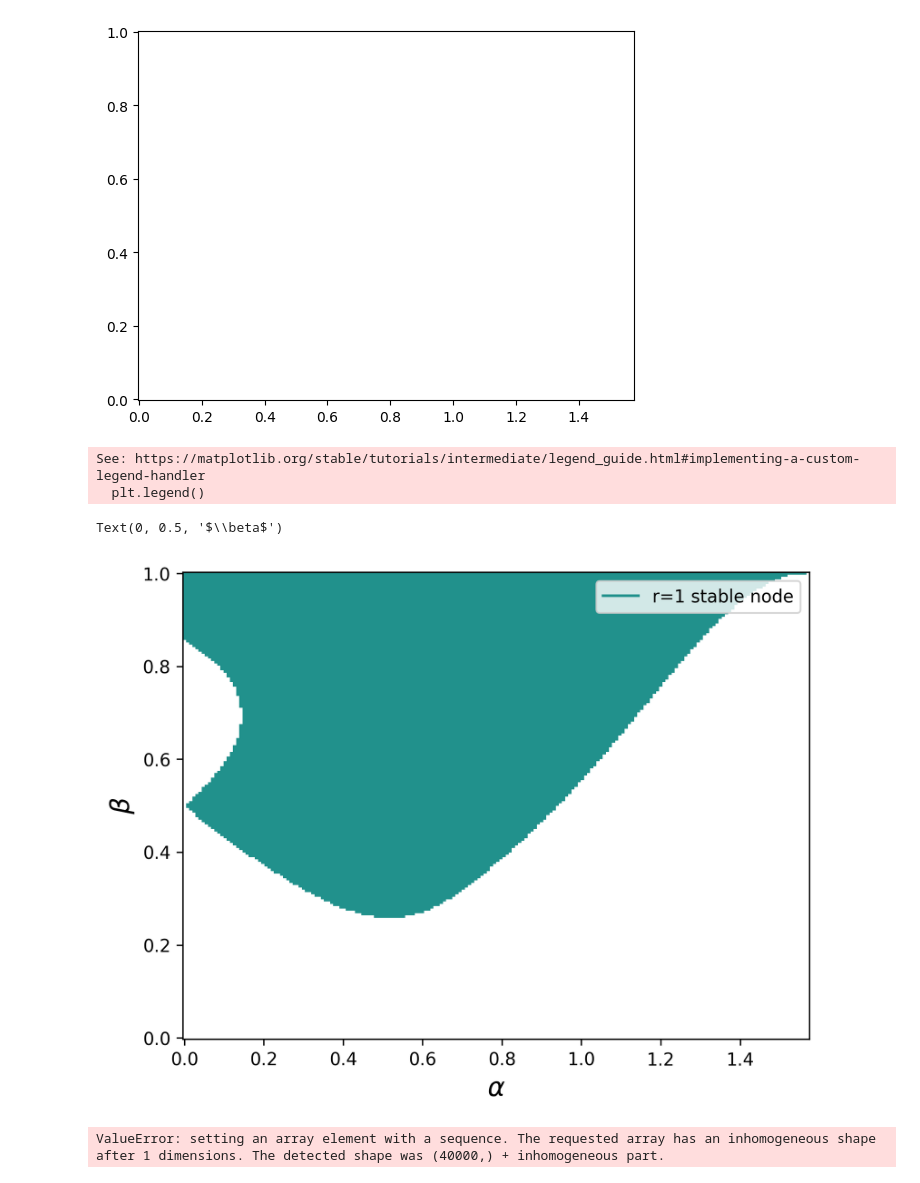
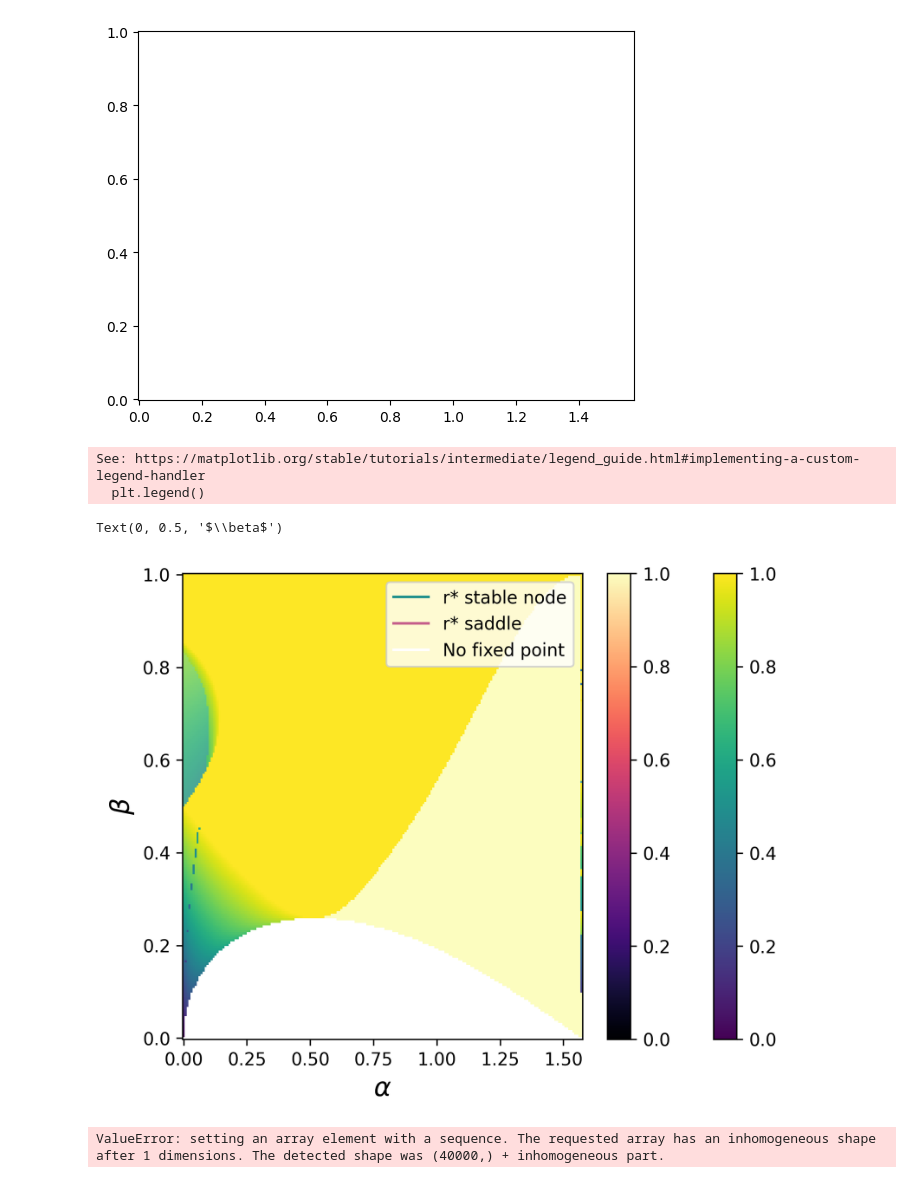
Before and after one commit to Gug-Young/Active_Rotator, a Jupyter notebook: 240822 Modified OA ansatz2.ipynb, the cells around one changed output. Cells and saved outputs as stored; diff of their text form; code cells hidden in the pictures.

```diff
--- a/240822 Modified OA ansatz2.ipynb
+++ b/240822 Modified OA ansatz2.ipynb
@@ -773 +914,28 @@ for i,a in enumerate(alpha_):
+# %%
+sols = []
+cons = []
+for i,a in enumerate(alpha_):
+    for j,b in enumerate(beta_):
+        A,B = get_RP(a,b,eta1,eta2,r0_m)
+        sols.append(A)
+        cons.append(B)
+        S = CCS[j,i]
+        SO = CCSO[j,i]
+        if ('Saddle' in B):
+            ch = [A[k][1] for k,B_ in enumerate(B) if B_ == 'Saddle']
+            C = np.where((np.array(ch)<1)&(np.array(ch)>0))
+            CCS[j,i] = np.nanmax(np.where((np.array(ch)<1)&(np.array(ch)>0),ch,S))
+            CCSO[j,i] = np.nanmin(np.where(np.array(ch)>1,ch,SO))
+# %%
+sols = []
+cons = []
+for i,a in enumerate(alpha_):
+    for j,b in enumerate(beta_):
+        A,B = get_RP(a,b,eta1,eta2,r0_m)
+        sols.append(A)
+        cons.append(B)
+        if 'Stable node' in B:
+            ch = [A[k][1] for k,B_ in enumerate(B) if B_ == 'Stable node']
+            CCM[j,i] = np.nanmax(np.where((np.array(ch)<1)&(np.array(ch)>0),ch,np.nan))
+            CC1O[j,i] = np.nanmin(np.where(np.array(ch)>1,ch,np.nan))
 # %%
@@ -813,20 +989,26 @@ plt.pcolormesh(AA,BB,CC0)
 # %%
 
 plt.figure(dpi=300)
-cm2 = plt.pcolormesh(AA,BB,CC1,vmin=0,vmax=2,label='r=1 stable node')
-# cm1 = plt.pcolormesh(AA,BB,RR,vmin=0,vmax=2,cmap='magma',alpha=0.3,label='r≠1 saddle')
-# plt.colorbar(cm2)
-# plt.colorbar(cm1)
-plt.plot(np.nan,np.nan,color=plt.cm.viridis(0.5),label='r=1 stable node')
-# plt.plot(np.nan,np.nan,color=plt.cm.magma(0.5),alpha=0.3,label='r≠1 saddle')
+cm1 = plt.pcolormesh(AA,BB,CCSO,vmin=0,vmax=1,cmap='magma')
+plt.pcolormesh(AA,BB,CC1O,vmin=0,vmax=2,alpha=0.8,label='r≠1 stable node')
+# cm1 = plt.pcolormesh(AA,BB,CCS,vmin=0,vmax=2,alpha=0.8,cmap='magma',label='r≠1 saddle')
+plt.pcolormesh(AA,BB,CCP,vmin=0,vmax=1,alpha=1)
+plt.pcolormesh(AA,BB,CCM,vmin=0,vmax=1,alpha=1)
+cm2 = plt.pcolormesh(AA,BB,CC1,vmin=0,vmax=1,label='r=1 stable node')
+
+plt.colorbar(cm2)
+plt.colorbar(cm1)
+plt.plot(np.nan,np.nan,color=plt.cm.viridis(0.5),label='r* stable node')
+plt.plot(np.nan,np.nan,color=plt.cm.magma(0.5),alpha=0.8,label='r* saddle')
+plt.plot(np.nan,np.nan,color=plt.cm.bwr(0.5),label='No fixed point')
 plt.legend()
 plt.xlabel(r'$\alpha$',fontsize=15)
 plt.ylabel(r'$\beta$',fontsize=15)
 # %% [output]
 See: https://matplotlib.org/stable/tutorials/intermediate/legend_guide.html#implementing-a-custom-legend-handler
   plt.legend()
 Text(0, 0.5, '$\\beta$')
-[figure, old version]
+[figure, new version]
 # %%
 # %% [output]
 ValueError: setting an array element with a sequence. The requested array has an inhomogeneous shape after 1 dimensions. The detected shape was (40000,) + inhomogeneous part.
```
Also changed, not shown: parts of 32 cells of this notebook.
